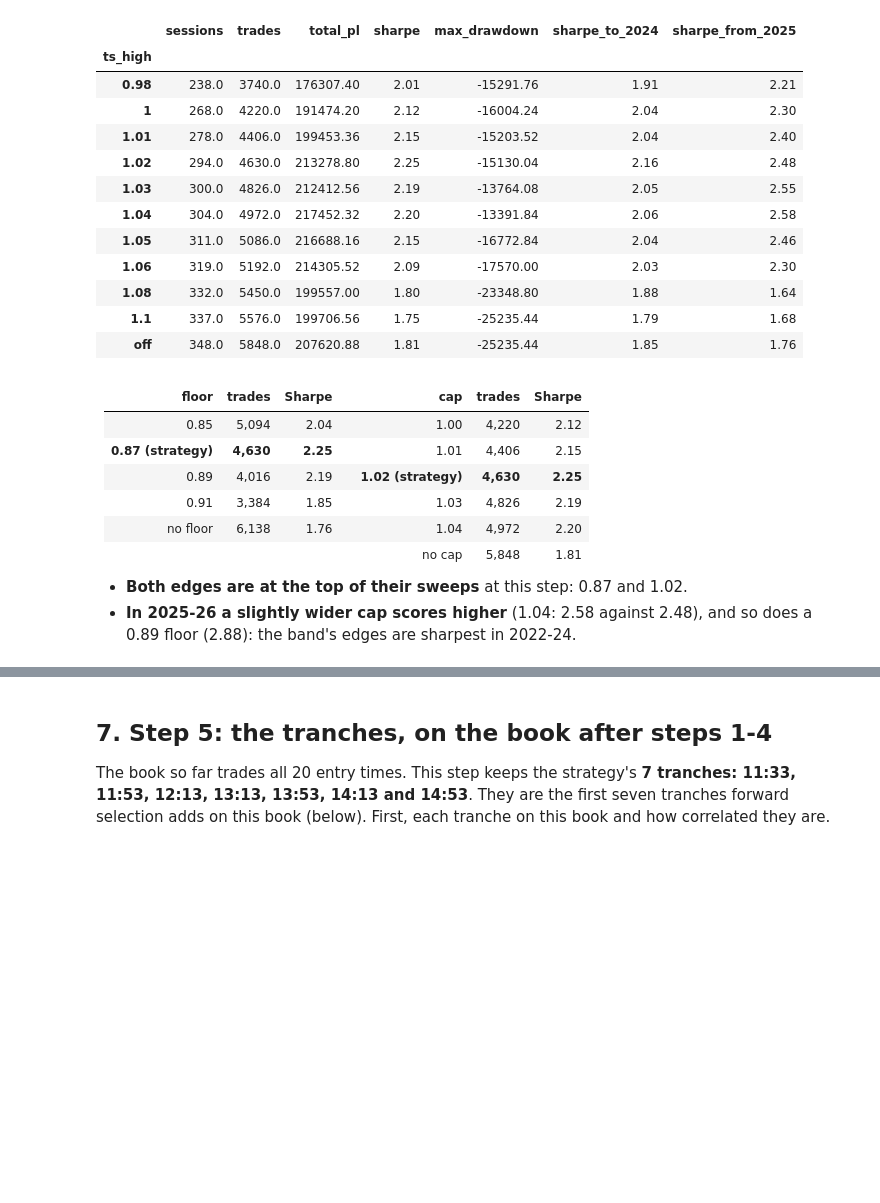
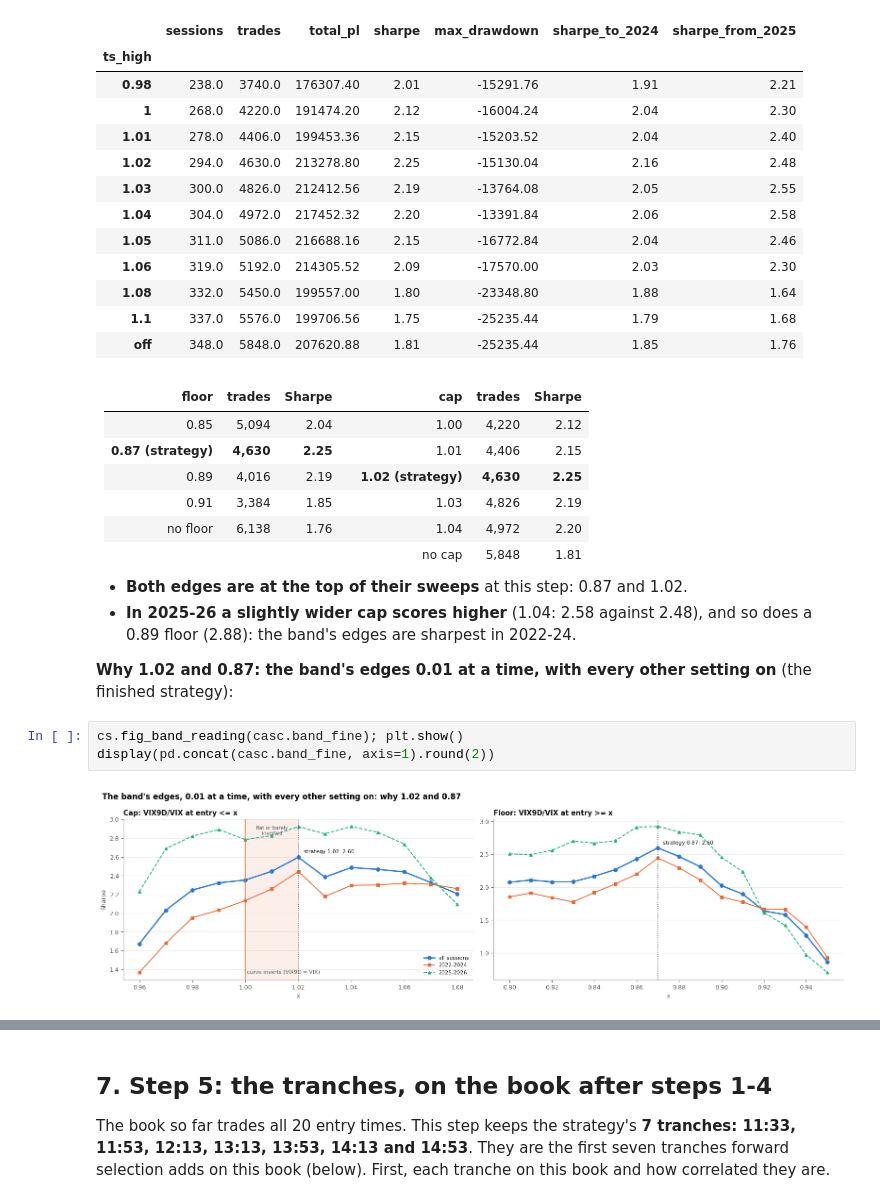
Before and after one commit to adam-masri24/ic-strat-notebooks, a Jupyter notebook: strategies/ic_strat/notebooks/ic_analysis.ipynb, the cells around one changed output, grey strips where cells are left out. Drawn from its saved outputs; the diff is of its cells as text; blank space fills up the shorter version.

Commit message:
Add the band's edges 0.01 at a time and the tranche cut from all 20

```diff
--- a/strategies/ic_strat/notebooks/ic_analysis.ipynb
+++ b/strategies/ic_strat/notebooks/ic_analysis.ipynb
@@ -757,3 +757,10 @@ display(casc.sweeps["ts_high"].drop(columns="is_strategy").round(2))
 - **Both edges are at the top of their sweeps** at this step: 0.87 and 1.02.
 - **In 2025-26 a slightly wider cap scores higher** (1.04: 2.58 against 2.48), and so does a 0.89 floor (2.88): the band's edges are
   sharpest in 2022-24.
+
+**Why 1.02 and 0.87: the band's edges 0.01 at a time, with every other setting on** (the finished strategy):
+# %%
+cs.fig_band_reading(casc.band_fine); plt.show()
+display(pd.concat(casc.band_fine, axis=1).round(2))
+# %% [output]
+[figure, added]
```
Also changed, not shown: parts of 5 cells of this notebook, 28 other files.
